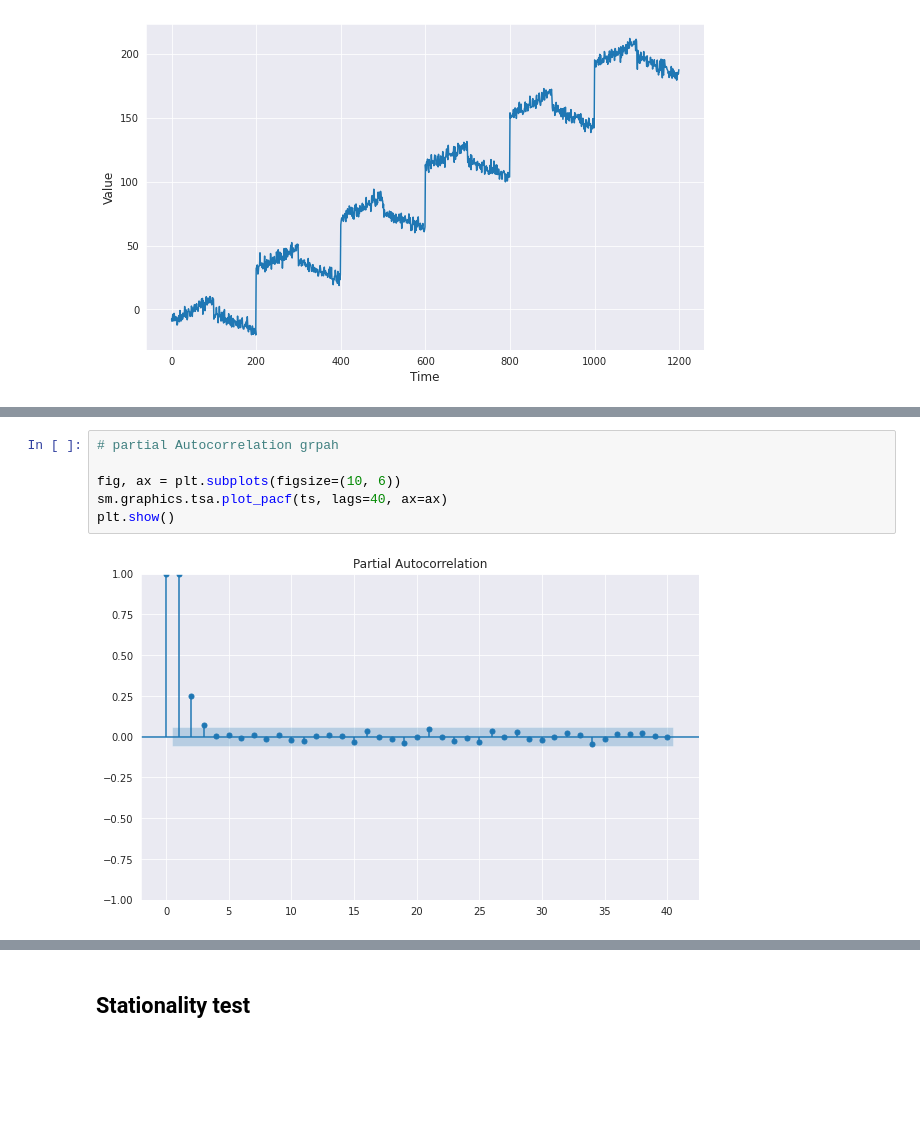
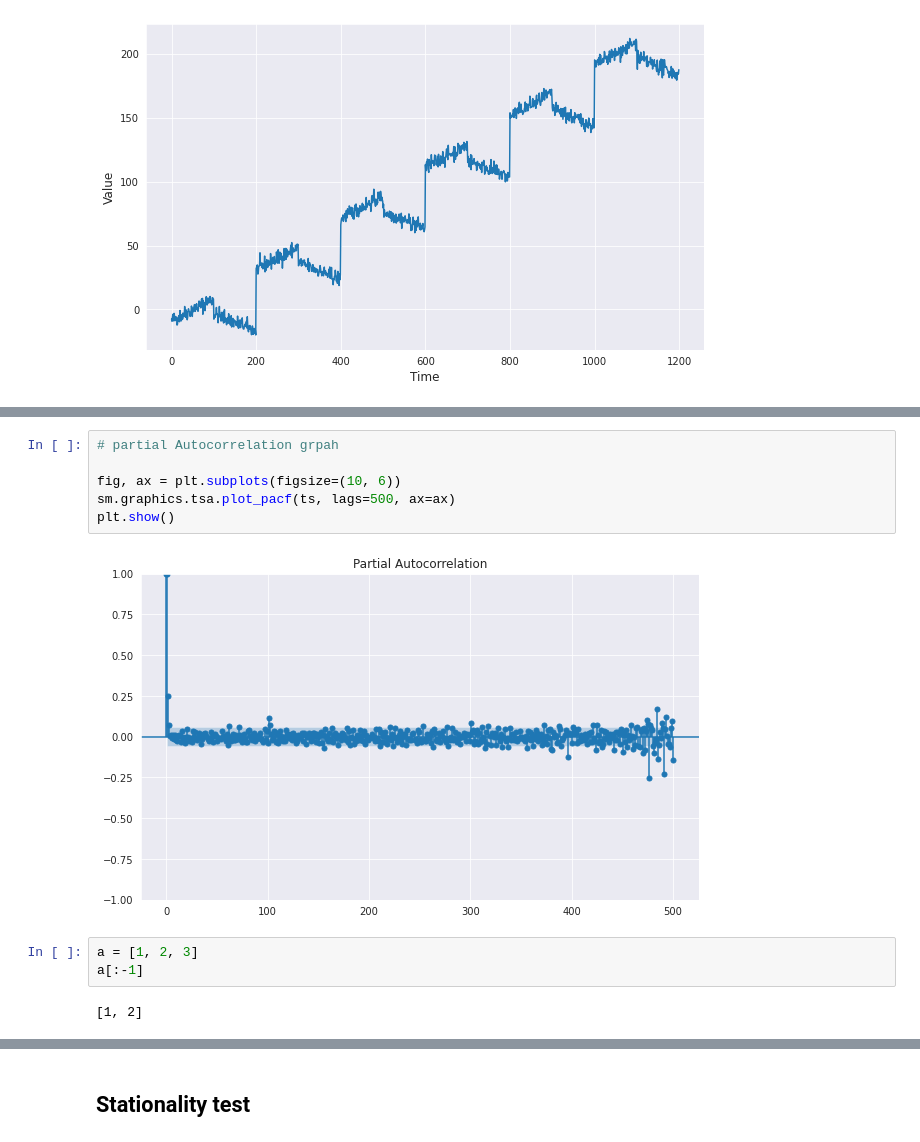
Before and after one commit to ZequnZ/Knowledge-base, a Jupyter notebook: ds/time series/time_series.ipynb, the cells around one changed output, grey strips where cells are left out. Cells and saved outputs as stored; diff of their text form; blank space fills up the shorter version.

```diff
--- a/ds/time series/time_series.ipynb
+++ b/ds/time series/time_series.ipynb
@@ -69,8 +69,13 @@ plt.show()
 # %%
 # partial Autocorrelation grpah
 
 fig, ax = plt.subplots(figsize=(10, 6))
-sm.graphics.tsa.plot_pacf(ts, lags=40, ax=ax)
+sm.graphics.tsa.plot_pacf(ts, lags=500, ax=ax)
 plt.show()
 # %% [output]
-[figure, old version]
+[figure, new version]
+# %%
+a = [1, 2, 3]
+a[:-1]
+# %% [output]
+[1, 2]
```
Also changed, not shown: parts of 6 cells of this notebook.
